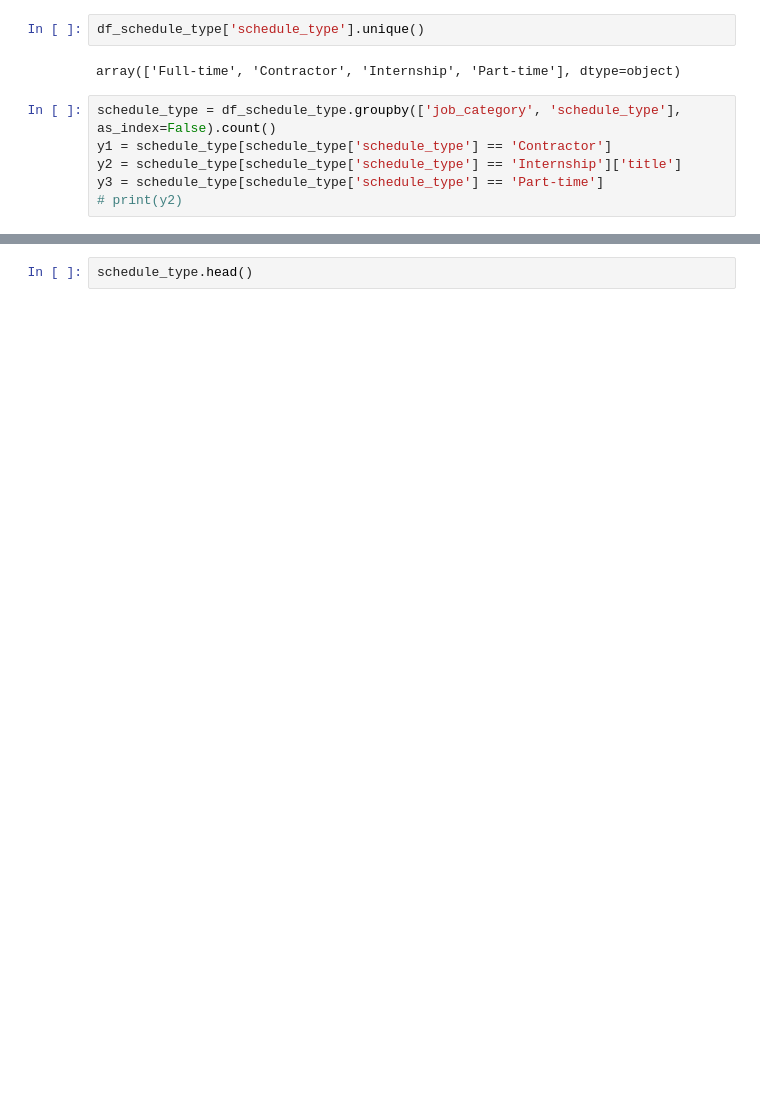
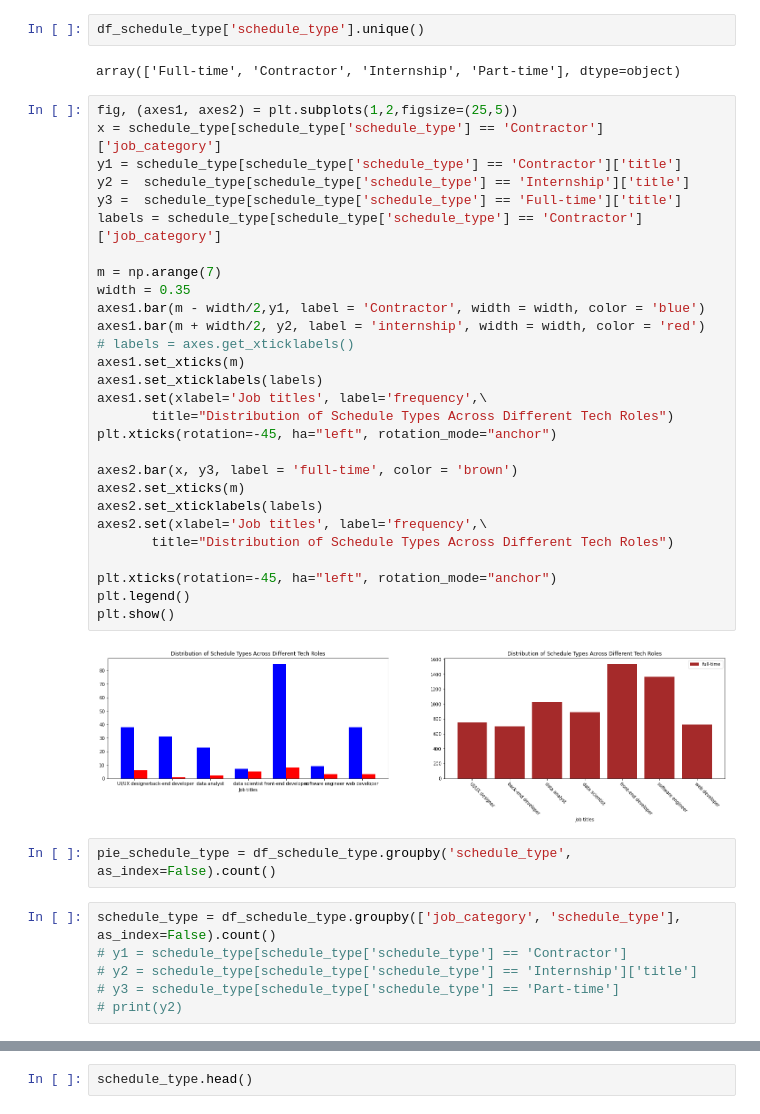
Before and after one commit to jperez29/TKH_casptone_project, a Jupyter notebook: jupyter notebooks/data_analysis_googleAPI.ipynb, the cells around one changed output, grey strips where cells are left out. Saved outputs shown, nothing was run; the diff lists cells and outputs as text; blank space fills up the shorter version.

```diff
--- a/jupyter notebooks/data_analysis_googleAPI.ipynb
+++ b/jupyter notebooks/data_analysis_googleAPI.ipynb
@@ -151,9 +151,41 @@ df_schedule_type.head()
 df_schedule_type['schedule_type'].unique()
 # %% [output]
 array(['Full-time', 'Contractor', 'Internship', 'Part-time'], dtype=object)
+# %%
+fig, (axes1, axes2) = plt.subplots(1,2,figsize=(25,5))
+x = schedule_type[schedule_type['schedule_type'] == 'Contractor']['job_category']
+y1 = schedule_type[schedule_type['schedule_type'] == 'Contractor']['title']
+y2 =  schedule_type[schedule_type['schedule_type'] == 'Internship']['title']
+y3 =  schedule_type[schedule_type['schedule_type'] == 'Full-time']['title']
+labels = schedule_type[schedule_type['schedule_type'] == 'Contractor']['job_category']
+
+m = np.arange(7)
+width = 0.35
+axes1.bar(m - width/2,y1, label = 'Contractor', width = width, color = 'blue')
+axes1.bar(m + width/2, y2, label = 'internship', width = width, color = 'red')
+# labels = axes.get_xticklabels()
+axes1.set_xticks(m)
+axes1.set_xticklabels(labels)
+axes1.set(xlabel='Job titles', label='frequency',\
+       title="Distribution of Schedule Types Across Different Tech Roles")
+plt.xticks(rotation=-45, ha="left", rotation_mode="anchor")
+
+axes2.bar(x, y3, label = 'full-time', color = 'brown')
+axes2.set_xticks(m)
+axes2.set_xticklabels(labels)
+axes2.set(xlabel='Job titles', label='frequency',\
+       title="Distribution of Schedule Types Across Different Tech Roles")
+
+plt.xticks(rotation=-45, ha="left", rotation_mode="anchor")
+plt.legend()
+plt.show()
+# %% [output]
+[figure, added]
+# %%
+pie_schedule_type = df_schedule_type.groupby('schedule_type', as_index=False).count()
 # %%
 schedule_type = df_schedule_type.groupby(['job_category', 'schedule_type'], as_index=False).count()
-y1 = schedule_type[schedule_type['schedule_type'] == 'Contractor']
-y2 = schedule_type[schedule_type['schedule_type'] == 'Internship']['title']
-y3 = schedule_type[schedule_type['schedule_type'] == 'Part-time']
+# y1 = schedule_type[schedule_type['schedule_type'] == 'Contractor']
+# y2 = schedule_type[schedule_type['schedule_type'] == 'Internship']['title']
+# y3 = schedule_type[schedule_type['schedule_type'] == 'Part-time']
 # print(y2)
```
Also changed, not shown: parts of 9 cells of this notebook.
